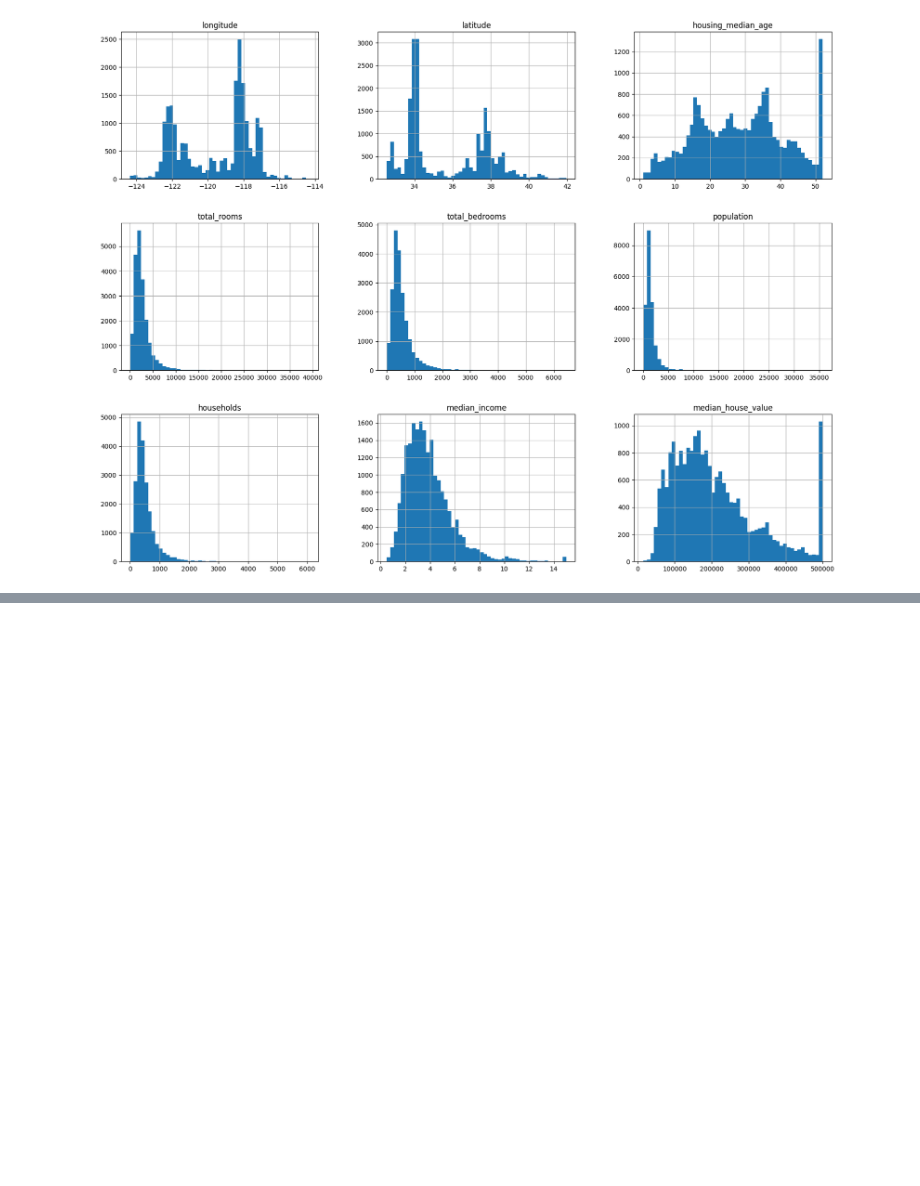
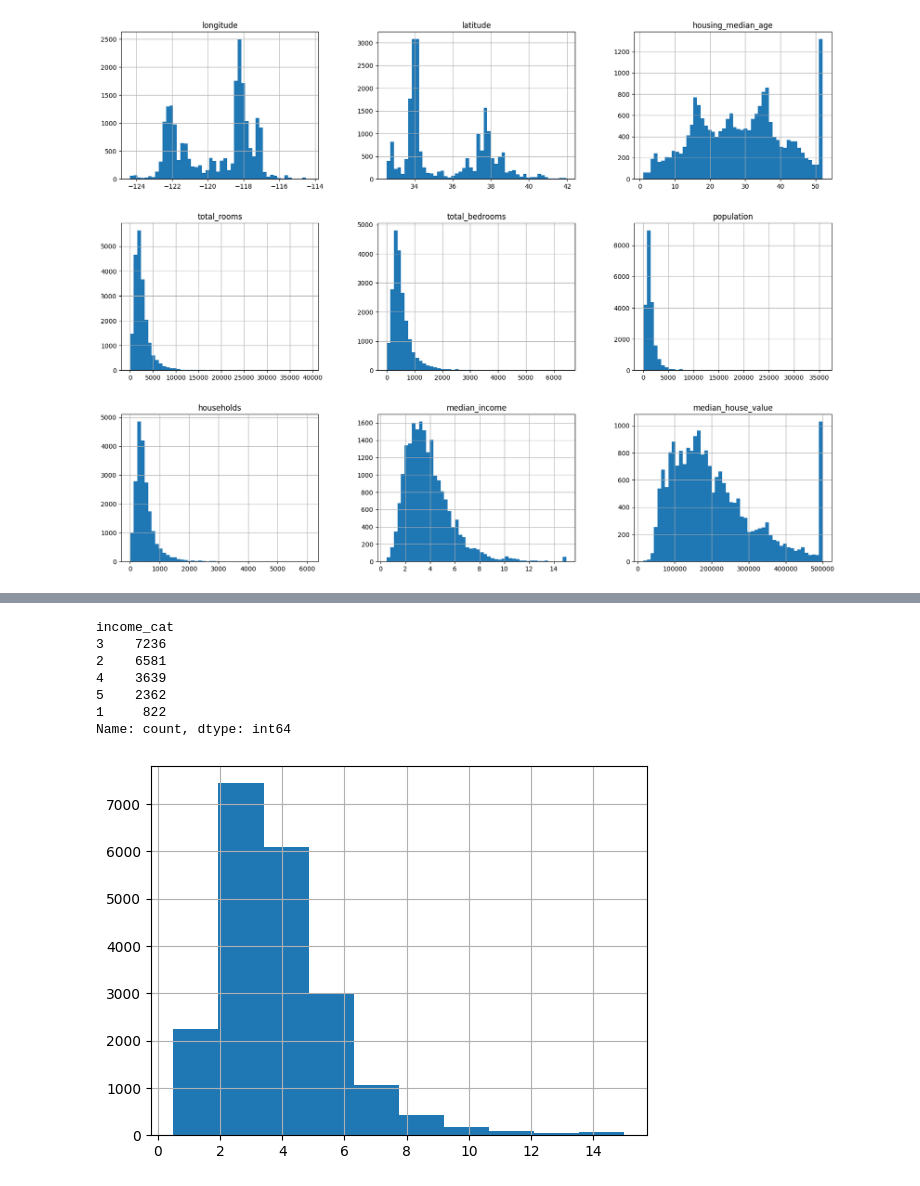
Before and after one commit to regional-specter/Learning-ML, a Jupyter notebook: ML Books Practice/Hands-On ML/HousingPrices.ipynb, the cells around one changed output, grey strips where cells are left out. Drawn from its saved outputs; the diff is of its cells as text; code cells hidden in the pictures; blank space fills up the shorter version.

Commit message:
Added train test split with stratification

```diff
--- a/ML Books Practice/Hands-On ML/HousingPrices.ipynb
+++ b/ML Books Practice/Hands-On ML/HousingPrices.ipynb
@@ -117,0 +146,25 @@ NameError: name 'np' is not defined
+# %%
+# Now using the Sklearn library for train-test split and Stratified Shuffle Split
+
+from sklearn.model_selection import train_test_split
+
+train_set, test_set = train_test_split(housing, test_size=0.2, random_state=42)
+
+housing["median_income"].hist()
+
+# Create a new categorical column 'income_cat' by binning 'median_income' into discrete categories
+# Binning is when the continuous variable is broken down into discrete groups or categories to help with analysis and enable stratified sampling
+housing["income_cat"] = pd.cut(housing["median_income"], # continuous variable to be binned
+                              bins=[0., 1.5, 3.0, 4.5, 6., np.inf], # edges of the bins (intervals)
+                              labels=[1, 2, 3, 4, 5]) # labels assigned to each bin to represent income categories
+
+housing["income_cat"].value_counts()
+# %% [output]
+income_cat
+3    7236
+2    6581
+4    3639
+5    2362
+1     822
+Name: count, dtype: int64
+[figure, added]
```
Also changed, not shown: parts of 6 cells of this notebook.
